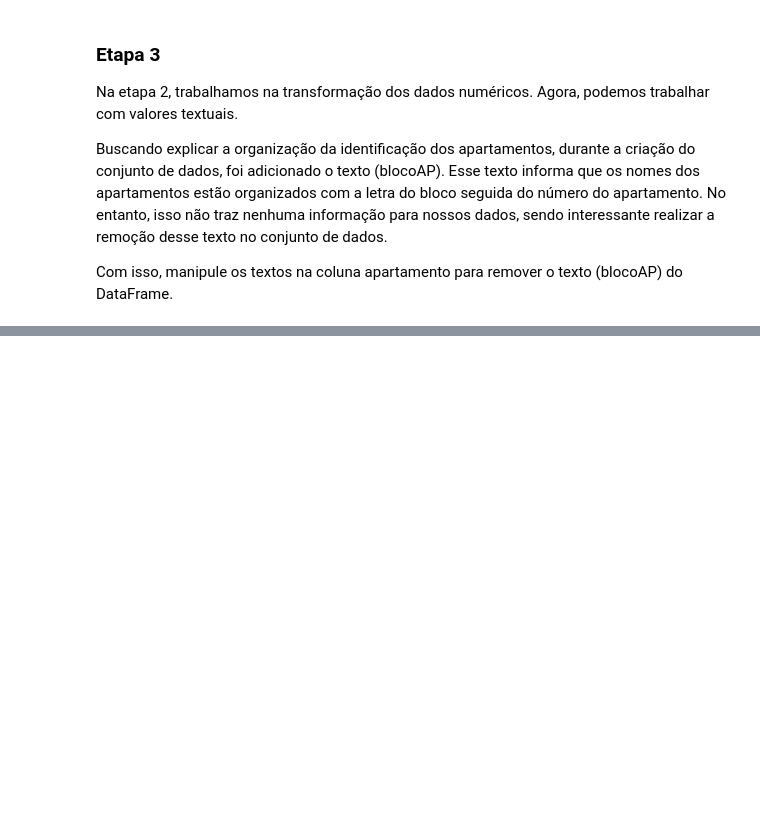
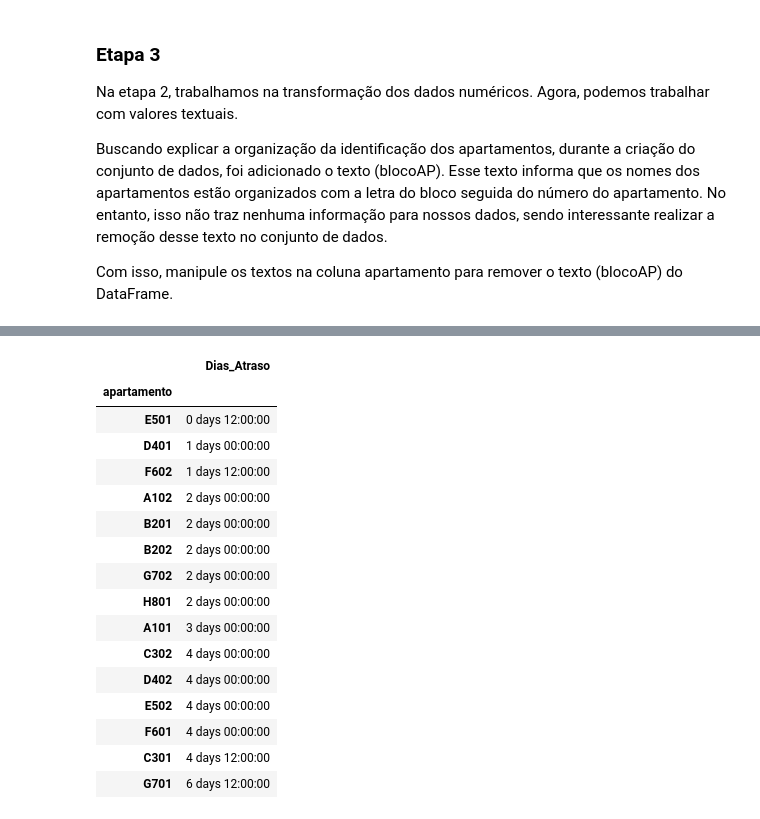
Before and after one commit to ygor-github/pandas_manipulando_datos, a Jupyter notebook: desafio2.ipynb, the cells around one changed output, grey strips where cells are left out. Cells and saved outputs as stored; diff of their text form; code cells hidden in the pictures; blank space fills up the shorter version.

```diff
--- a/desafio2.ipynb
+++ b/desafio2.ipynb
@@ -132,0 +188,20 @@ memory usage: 372.0+ bytes
+# %%
+df2.groupby(df2['apartamento'])['Dias_Atraso'].mean().sort_values().to_frame()
+# %% [output]
+|  | Dias_Atraso |
+| apartamento |  |
+| E501 | 0 days 12:00:00 |
+| D401 | 1 days 00:00:00 |
+| F602 | 1 days 12:00:00 |
+| A102 | 2 days 00:00:00 |
+| B201 | 2 days 00:00:00 |
+| B202 | 2 days 00:00:00 |
+| G702 | 2 days 00:00:00 |
+| H801 | 2 days 00:00:00 |
+| A101 | 3 days 00:00:00 |
+| C302 | 4 days 00:00:00 |
+| D402 | 4 days 00:00:00 |
+| E502 | 4 days 00:00:00 |
+| F601 | 4 days 00:00:00 |
+| C301 | 4 days 12:00:00 |
+| G701 | 6 days 12:00:00 |
```
Also changed, not shown: parts of 5 cells of this notebook, 1 other file.
